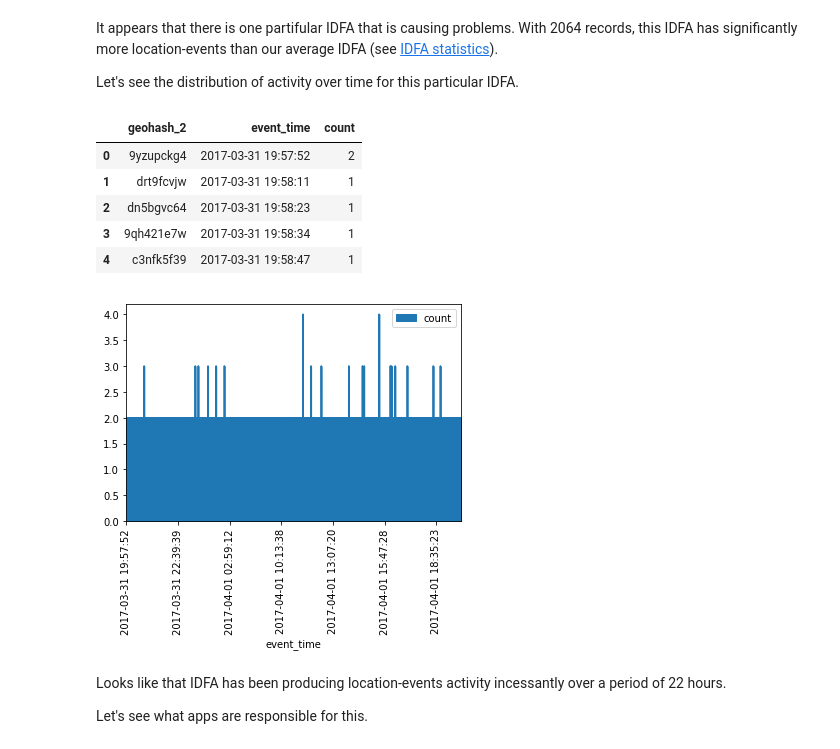
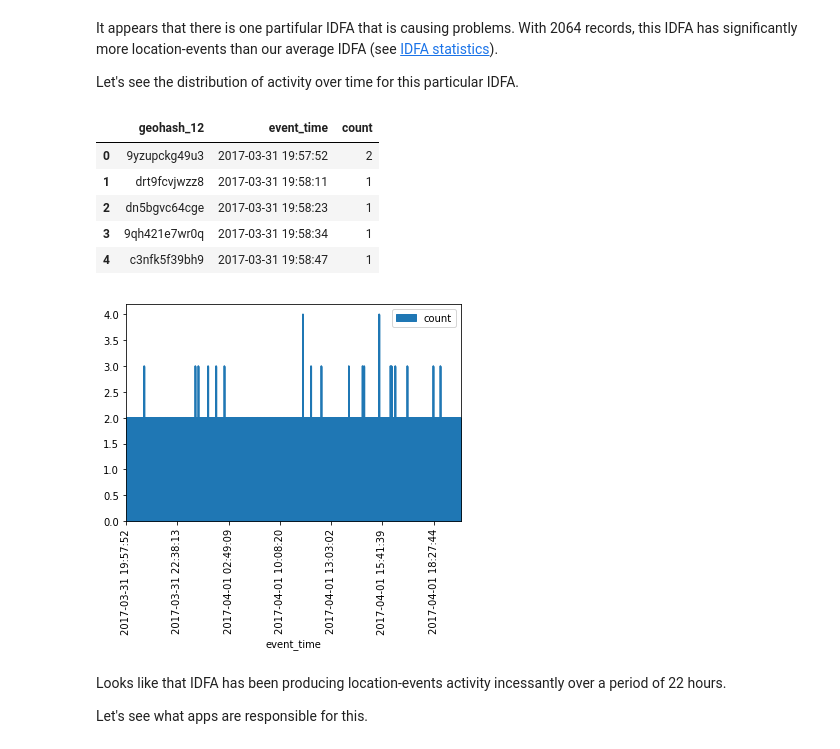
Before and after one commit to fqaiser94/DataEngChallenge, a Jupyter notebook: Freckle Data Engineer Challenge.ipynb, the cells around one changed output. Drawn from its saved outputs; the diff is of its cells as text; code cells hidden in the pictures.

```diff
--- a/Freckle Data Engineer Challenge.ipynb
+++ b/Freckle Data Engineer Challenge.ipynb
@@ -827,23 +830,24 @@ It appears that there is one partifular IDFA that is causing problems. With 2064
 
 Let's see the distribution of activity over time for this particular IDFA.
 # %%
+strange_idfa = '00000000-0000-0000-0000-000000000000'
+
 temp = (df_geohash
-        .filter('idfa = "00000000-0000-0000-0000-000000000000"')
-        .filter('event_time != ""')
-        .groupby("geohash_2", "event_time")
+        .filter(func.col('idfa')==strange_idfa)
+        .groupby("geohash_12", "event_time")
         .agg(func.count("*").alias("count"))
         .orderBy('event_time')
         .toPandas()
        )
 
 temp.head()
 # %% [output]
-|  | geohash_2 | event_time | count |
-| 0 | 9yzupckg4 | 2017-03-31 19:57:52 | 2 |
-| 1 | drt9fcvjw | 2017-03-31 19:58:11 | 1 |
-| 2 | dn5bgvc64 | 2017-03-31 19:58:23 | 1 |
-| 3 | 9qh421e7w | 2017-03-31 19:58:34 | 1 |
-| 4 | c3nfk5f39 | 2017-03-31 19:58:47 | 1 |
+|  | geohash_12 | event_time | count |
+| 0 | 9yzupckg49u3 | 2017-03-31 19:57:52 | 2 |
+| 1 | drt9fcvjwzz8 | 2017-03-31 19:58:11 | 1 |
+| 2 | dn5bgvc64cge | 2017-03-31 19:58:23 | 1 |
+| 3 | 9qh421e7wr0q | 2017-03-31 19:58:34 | 1 |
+| 4 | c3nfk5f39bh9 | 2017-03-31 19:58:47 | 1 |
 # %%
 ax = temp.plot(kind='area', x='event_time', y='count')
 
@@ -851,7 +855,7 @@ plt.xticks(rotation=90)
 
 plt.show()
 # %% [output]
-[figure, old version]
+[figure, new version]
 # %% [markdown]
 Looks like that IDFA has been producing location-events activity incessantly over a period of 22 hours.
 
```
Also changed, not shown: parts of 10 cells of this notebook, 24 other files.
